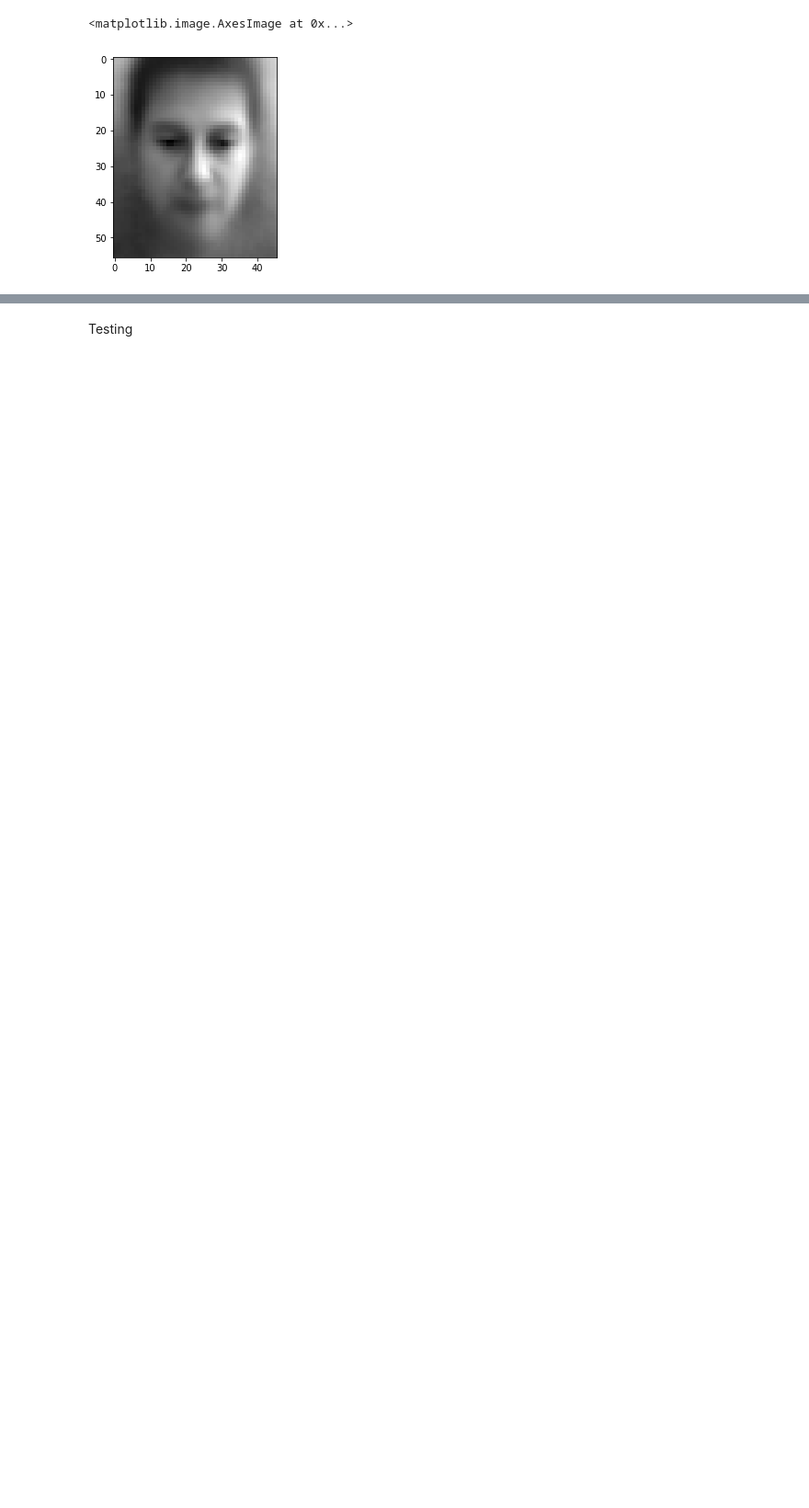
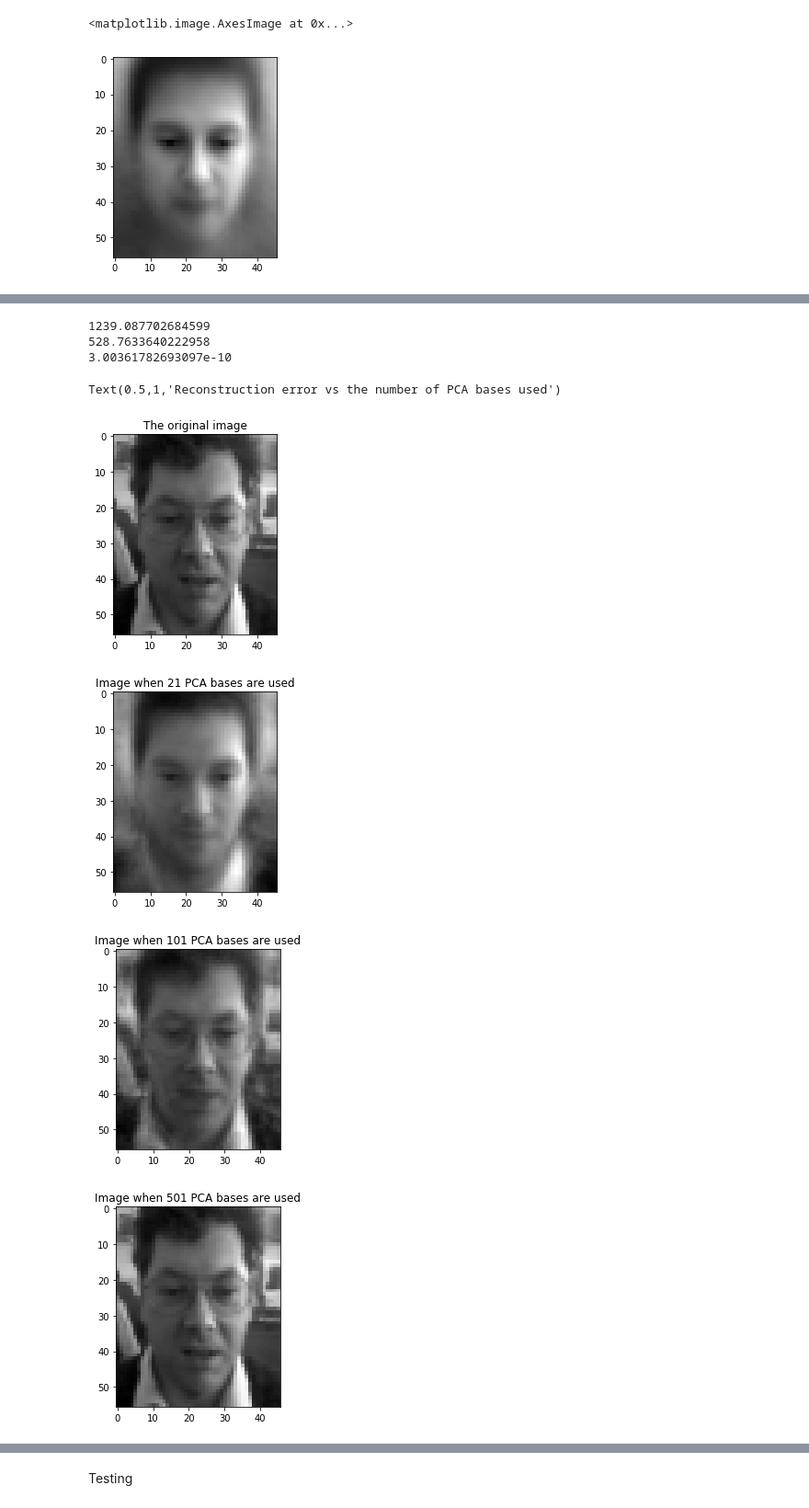
Before and after one commit to Karcsi127/patterrec1, a Jupyter notebook: exercise1.ipynb, the cells around one changed output, grey strips where cells are left out. Shown at 92% size. Drawn from its saved outputs; the diff is of its cells as text; code cells hidden in the pictures; blank space fills up the shorter version.

```diff
--- a/exercise1.ipynb
+++ b/exercise1.ipynb
@@ -375,0 +390,49 @@ plt.imshow(np.reshape(face_check, (46,56)).T, cmap = 'gist_gray')
+# %%
+# Let's investigate the reconstruction error of a picture using different number of PCA bases
+# The less bases we take, the worse the quality of the reconstructed picture will be, because we lose more and more information
+
+# Print the original image
+plt.imshow(np.reshape(pca_train[0, :], (46,56)).T, cmap = 'gist_gray') # Show original face
+plt.title('The original image')
+
+
+reconst_bases = np.arange(1, 700, 10)
+reconst_errors = np.zeros(reconst_bases.shape)
+k=0
+for i in reconst_bases:
+
+    # Take the i largest eigenvalues and their corresponding eigenvectors
+    eigvecs_rec = eigvecs[:, :i]
+    eigvals_rec = eigvals[:i]
+
+    # Project the training image to the space spanned by these eigenvectors
+    proj_pca_train_norm_rec = np.dot(pca_train_norm[0, :], eigvecs_rec)
+    # Now in array proj_pca_train_norm_rec we have the projected coordinates for the face image
+
+    # Reconstruct the face using the PCA bases
+    face_reconst_rec = avg_face + np.dot(eigvecs_rec, proj_pca_train_norm_rec)
+
+    # Calculate the reconstruction error and save it in an array
+    reconst_errors[k] = np.linalg.norm(face_reconst_rec-pca_train[0, :])
+    k = k+1
+
+    if (i==21 or i==101 or i==501):
+        print (reconst_errors[k-1])
+        plt.figure()
+        plt.title('Image when {0} PCA bases are used'.format(str(i)))
+        plt.imshow(np.reshape(face_reconst_rec, (46,56)).T, cmap = 'gist_gray') # Show reconstructed faces
+
+plt.figure()
+plt.plot(reconst_bases, reconst_errors)
+plt.title('Reconstruction error vs the number of PCA bases used')
+
+#plt.savefig('the_best_plot.pdf')
+# %% [output]
+1239.087702684599
+528.7633640222958
+3.00361782693097e-10
+Text(0.5,1,'Reconstruction error vs the number of PCA bases used')
+[figure, added]
+[figure, added]
+[figure, added]
+[figure, added]
```
Also changed, not shown: parts of 22 cells of this notebook.
